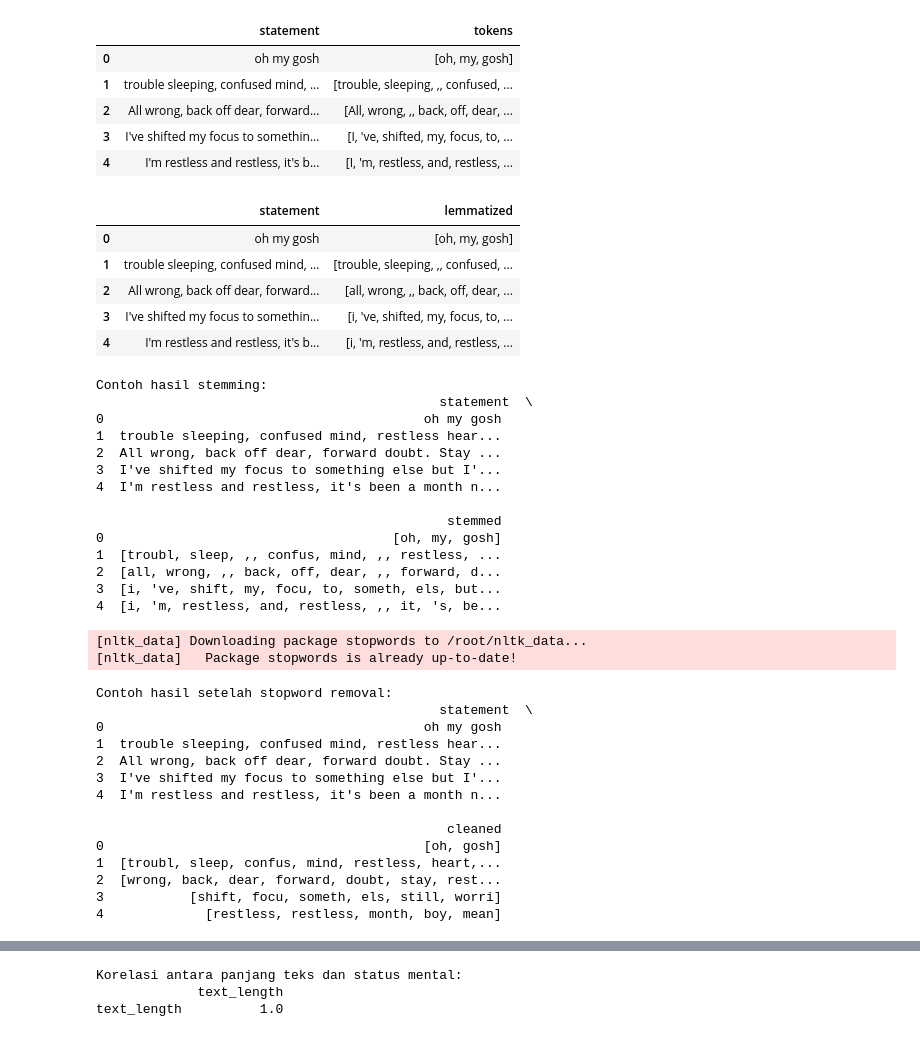
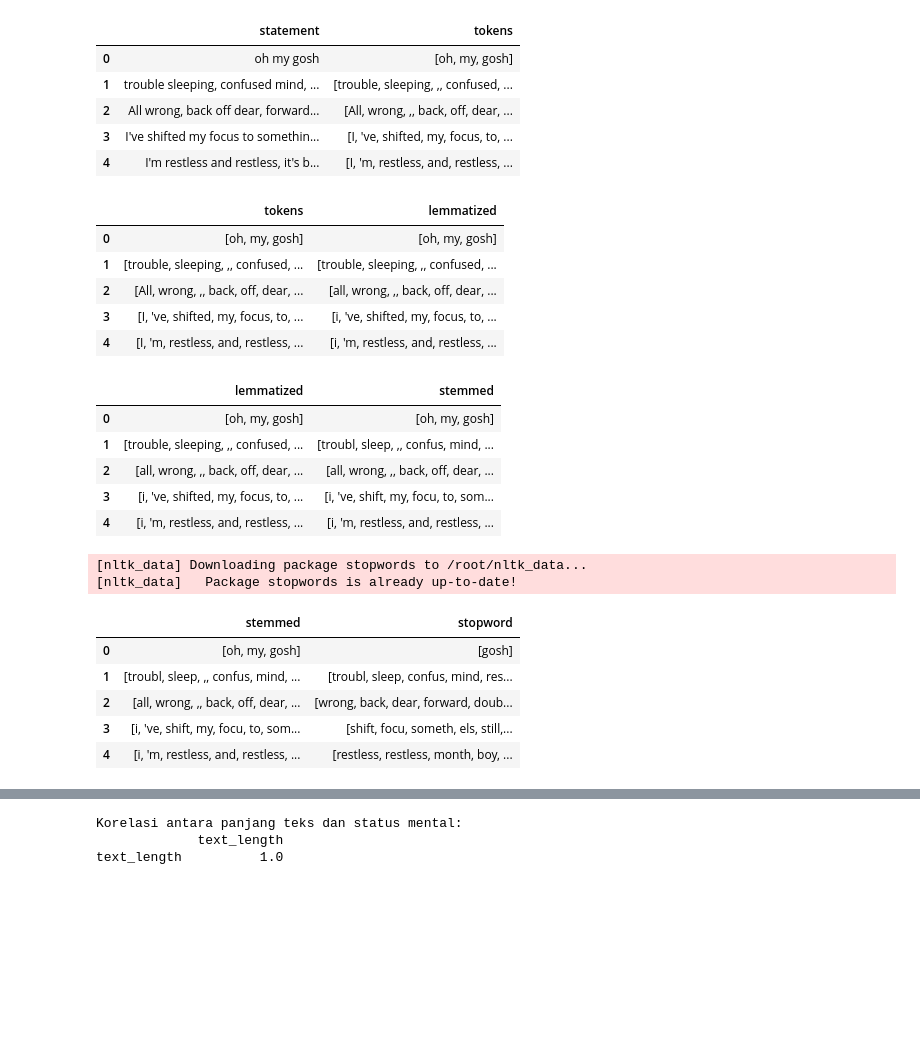
Before and after one commit to ShofiSabilatuss/10222145_ShofiS_AS, a Jupyter notebook: 10222145_ShofiSs_AS.ipynb, the cells around one changed output, grey strips where cells are left out. Cells and saved outputs as stored; diff of their text form; code cells hidden in the pictures; blank space fills up the shorter version.

```diff
--- a/10222145_ShofiSs_AS.ipynb
+++ b/10222145_ShofiSs_AS.ipynb
@@ -146,74 +147,69 @@ data[['statement', 'tokens']].head()
 # %%
 # 2. Lemmatization
 from nltk.stem import WordNetLemmatizer
 
 lemmatizer = WordNetLemmatizer()
 data['lemmatized'] = data['tokens'].apply(lambda x: [lemmatizer.lemmatize(word.lower()) for word in x])
-data[['statement', 'lemmatized']].head()
+data[['tokens', 'lemmatized']].head()
 # %% [output]
-|  | statement | lemmatized |
-| 0 | oh my gosh | [oh, my, gosh] |
-| 1 | trouble sleeping, confused mind, ... | [trouble, sleeping, ,, confused, ... |
-| 2 | All wrong, back off dear, forward... | [all, wrong, ,, back, off, dear, ... |
-| 3 | I've shifted my focus to somethin... | [i, 've, shifted, my, focus, to, ... |
-| 4 | I'm restless and restless, it's b... | [i, 'm, restless, and, restless, ... |
+|  | tokens | lemmatized |
+| 0 | [oh, my, gosh] | [oh, my, gosh] |
+| 1 | [trouble, sleeping, ,, confused, ... | [trouble, sleeping, ,, confused, ... |
+| 2 | [All, wrong, ,, back, off, dear, ... | [all, wrong, ,, back, off, dear, ... |
+| 3 | [I, 've, shifted, my, focus, to, ... | [i, 've, shifted, my, focus, to, ... |
+| 4 | [I, 'm, restless, and, restless, ... | [i, 'm, restless, and, restless, ... |
 # %%
 # 3. Stemming
 from nltk.stem import PorterStemmer
 
 stemmer = PorterStemmer()
 data['stemmed'] = data['lemmatized'].apply(lambda x: [stemmer.stem(word) for word in x])
-print("Contoh hasil stemming:\n", data[['statement', 'stemmed']].head())
+data[['lemmatized', 'stemmed']].head()
 # %% [output]
-Contoh hasil stemming:
-                                            statement  \
-0                                         oh my gosh
-1  trouble sleeping, confused mind, restless hear...
-2  All wrong, back off dear, forward doubt. Stay ...
-3  I've shifted my focus to something else but I'...
-4  I'm restless and restless, it's been a month n...
-
-                                             stemmed
-0                                     [oh, my, gosh]
-1  [troubl, sleep, ,, confus, mind, ,, restless, ...
-2  [all, wrong, ,, back, off, dear, ,, forward, d...
-3  [i, 've, shift, my, focu, to, someth, els, but...
-4  [i, 'm, restless, and, restless, ,, it, 's, be...
+|  | lemmatized | stemmed |
+| 0 | [oh, my, gosh] | [oh, my, gosh] |
+| 1 | [trouble, sleeping, ,, confused, ... | [troubl, sleep, ,, confus, mind, ... |
+| 2 | [all, wrong, ,, back, off, dear, ... | [all, wrong, ,, back, off, dear, ... |
+| 3 | [i, 've, shifted, my, focus, to, ... | [i, 've, shift, my, focu, to, som... |
+| 4 | [i, 'm, restless, and, restless, ... | [i, 'm, restless, and, restless, ... |
 # %%
 # 4. Stopword removal (Tanda baca, angka dan kata)
 import string
+import nltk
 from nltk.corpus import stopwords
+
 nltk.download('stopwords')
 
 stop_words = set(stopwords.words('english'))
 
+# Daftar kata tidak baku, seruan, dan ekspresi informal dalam bahasa Inggris
+non_standard_words = {
+    "oh", "ah", "uh", "hmm", "huh", "hey", "hi", "yeah", "yep", "nope",
+    "wow", "ok", "okay", "alright", "hahaha", "haha", "lol", "omg",
+    "huh", "hmm", "uhh", "uhm", "huh", "yo", "hey", "oops", "woo", "hurray"
+}
+
 def clean_tokens(tokens):
     cleaned = [
         word for word in tokens
-        if word.isalpha()
-        and word not in stop_words
-        and word not in string.punctuation
+        if word.isalpha()                              # hanya huruf
+        and word.lower() not in stop_words             # hapus stopword
+        and word.lower() not in non_standard_words     # hapus kata tidak baku
+        and word not in string.punctuation             # hapus tanda baca
     ]
     return cleaned
 
-data['cleaned'] = data['stemmed'].apply(clean_tokens)
-print("\nContoh hasil setelah stopword removal:\n", data[['statement', 'cleaned']].head())
+# Terapkan ke kolom data kamu
+data['stopword'] = data['stemmed'].apply(clean_tokens)
+data[['stemmed', 'stopword']].head()
 # %% [output]
 [nltk_data] Downloading package stopwords to /root/nltk_data...
 [nltk_data]   Package stopwords is already up-to-date!
-Contoh hasil setelah stopword removal:
-                                            statement  \
-0                                         oh my gosh
-1  trouble sleeping, confused mind, restless hear...
-2  All wrong, back off dear, forward doubt. Stay ...
-3  I've shifted my focus to something else but I'...
-4  I'm restless and restless, it's been a month n...
-
-                                             cleaned
-0                                         [oh, gosh]
-1  [troubl, sleep, confus, mind, restless, heart,...
-2  [wrong, back, dear, forward, doubt, stay, rest...
-3           [shift, focu, someth, els, still, worri]
-4             [restless, restless, month, boy, mean]
+|  | stemmed | stopword |
+| 0 | [oh, my, gosh] | [gosh] |
+| 1 | [troubl, sleep, ,, confus, mind, ... | [troubl, sleep, confus, mind, res... |
+| 2 | [all, wrong, ,, back, off, dear, ... | [wrong, back, dear, forward, doub... |
+| 3 | [i, 've, shift, my, focu, to, som... | [shift, focu, someth, els, still,... |
+| 4 | [i, 'm, restless, and, restless, ... | [restless, restless, month, boy, ... |
 # %%
 # 5. Text Normalisasi
```
Also changed, not shown: parts of 17 cells of this notebook.
